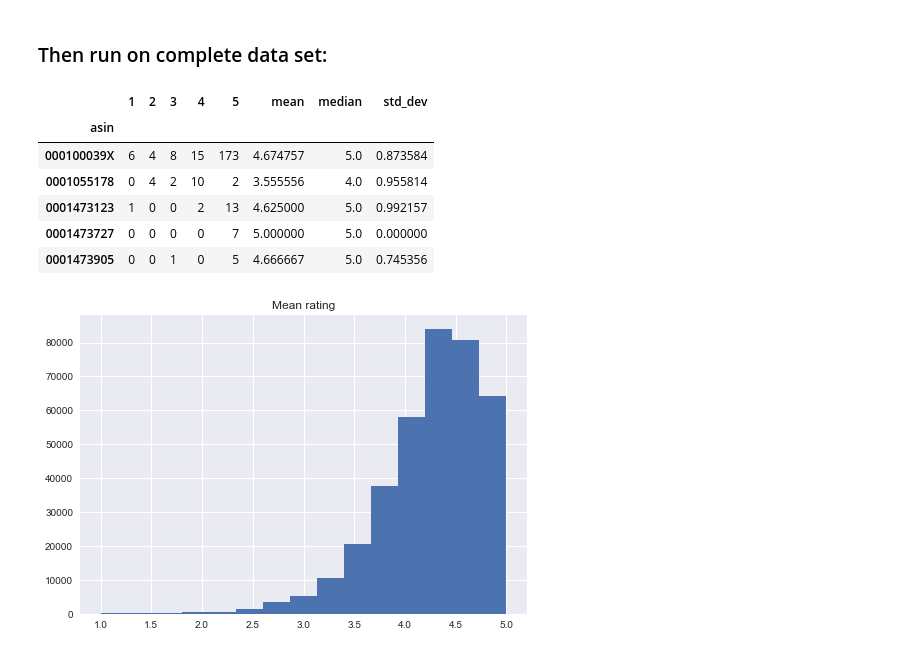
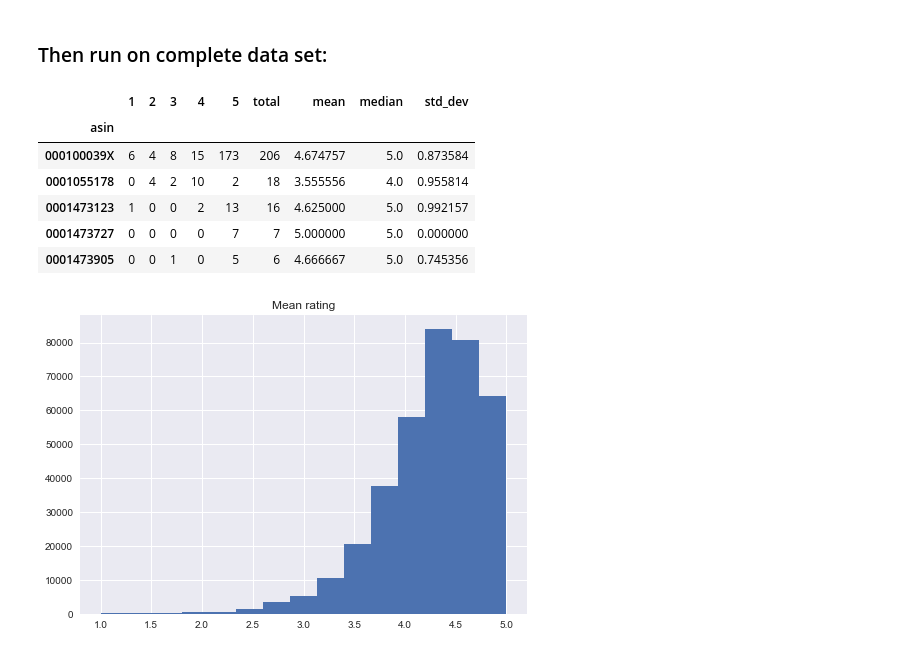
Before and after one commit to adamkozak/ADA2017-project, a Jupyter notebook: Project/Positive-negative-controversial.ipynb, the cells around one changed output. Cells and saved outputs as stored; diff of their text form; code cells hidden in the pictures.

```diff
--- a/Project/Positive-negative-controversial.ipynb
+++ b/Project/Positive-negative-controversial.ipynb
@@ -31,6 +32,8 @@ def calculate_stats(df,index):
 # %% [markdown]
 ### First test on small data set:
 # %%
+reviews_df_small = reviews_df_small.assign(total=reviews_df_small.sum(axis=1))
+
 reviews_df_small = reviews_df_small.assign(mean = np.nan, median = np.nan, std_dev = np.nan)
 
 for index in reviews_df_small.index:
@@ -57,23 +60,25 @@ plt.show()
 # %% [markdown]
 ### Then run on complete data set:
 # %%
+reviews_df = reviews_df.assign(total=reviews_df.sum(axis=1))
+
 reviews_df = reviews_df.assign(mean = np.nan, median = np.nan, std_dev = np.nan)
 
 for index in reviews_df.index:
     mean,median,std_dev = calculate_stats(reviews_df,index)
     reviews_df.at[index,'mean'] = mean
     reviews_df.at[index,'median'] = median
     reviews_df.at[index,'std_dev'] = std_dev
 
 reviews_df.head()
 # %% [output]
-|  | 1 | 2 | 3 | 4 | 5 | mean | median | std_dev |
-| asin |  |  |  |  |  |  |  |  |
-| 000100039X | 6 | 4 | 8 | 15 | 173 | 4.674757 | 5.0 | 0.873584 |
-| 0001055178 | 0 | 4 | 2 | 10 | 2 | 3.555556 | 4.0 | 0.955814 |
-| 0001473123 | 1 | 0 | 0 | 2 | 13 | 4.625000 | 5.0 | 0.992157 |
-| 0001473727 | 0 | 0 | 0 | 0 | 7 | 5.000000 | 5.0 | 0.000000 |
-| 0001473905 | 0 | 0 | 1 | 0 | 5 | 4.666667 | 5.0 | 0.745356 |
+|  | 1 | 2 | 3 | 4 | 5 | total | mean | median | std_dev |
+| asin |  |  |  |  |  |  |  |  |  |
+| 000100039X | 6 | 4 | 8 | 15 | 173 | 206 | 4.674757 | 5.0 | 0.873584 |
+| 0001055178 | 0 | 4 | 2 | 10 | 2 | 18 | 3.555556 | 4.0 | 0.955814 |
+| 0001473123 | 1 | 0 | 0 | 2 | 13 | 16 | 4.625000 | 5.0 | 0.992157 |
+| 0001473727 | 0 | 0 | 0 | 0 | 7 | 7 | 5.000000 | 5.0 | 0.000000 |
+| 0001473905 | 0 | 0 | 1 | 0 | 5 | 6 | 4.666667 | 5.0 | 0.745356 |
 # %%
 plt.hist(reviews_df['mean'],bins=15)
 plt.title('Mean rating')
```
Also changed, not shown: parts of 31 cells of this notebook.
